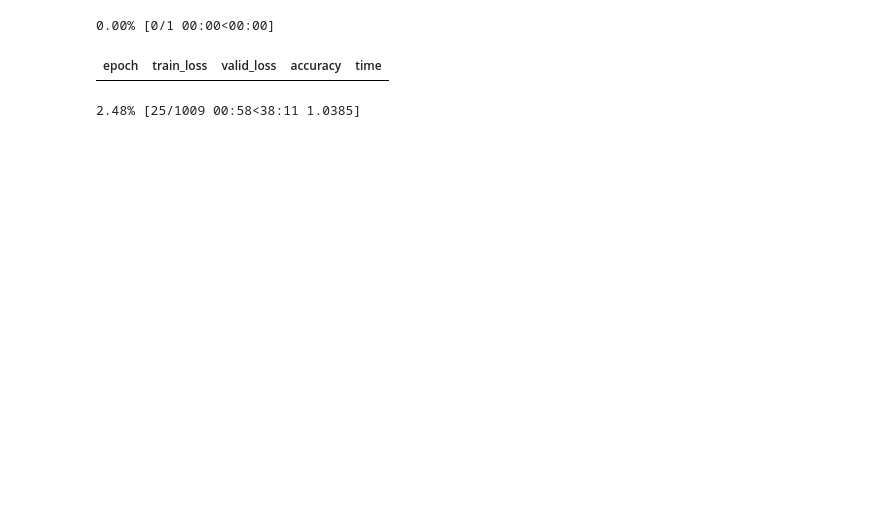
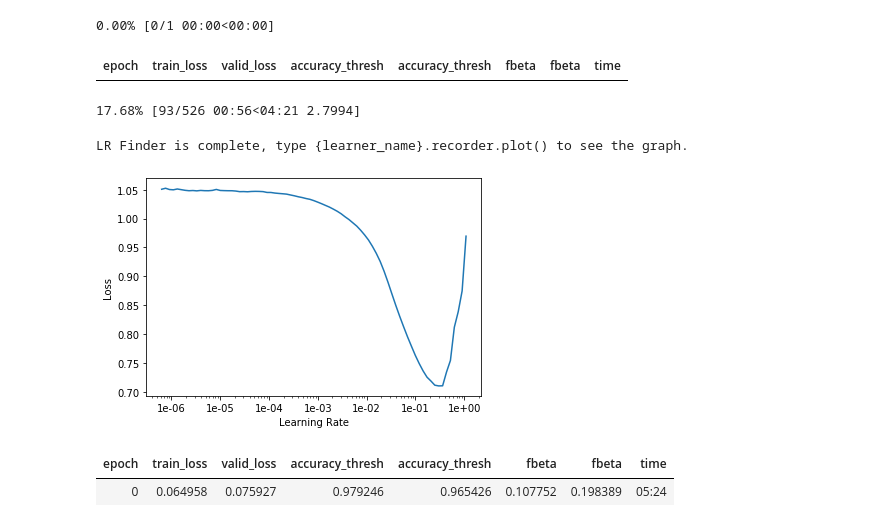
Before and after one commit to uptake/autofocus, a Jupyter notebook: autofocus/train_model/202002/train_model.ipynb, the cells around one changed output. Drawn from its saved outputs; the diff is of its cells as text; code cells hidden in the pictures; blank space fills up the shorter version.

```diff
--- a/autofocus/train_model/202002/train_model.ipynb
+++ b/autofocus/train_model/202002/train_model.ipynb
@@ -39,7 +63,7 @@ data = (
     .split_from_df("is_val")
     .label_from_df("tags")
     .transform(get_transforms(), size=64)
-    .databunch(bs=128)
+    .databunch(bs=256)
     .normalize(imagenet_stats)
 )
 # %%
@@ -49,5 +73,17 @@ data.show_batch(rows=3, figsize=(12, 9))
 # %%
-arch = models.resnet50
+arch = models.resnet34
+# %%
+learn = cnn_learner(
+    data,
+    arch,
+    metrics=[
+        partial(accuracy_thresh, thresh=0.5),
+        partial(accuracy_thresh, thresh=0.2),
+        partial(fbeta, thresh=0.5, beta=0.5),
+        partial(fbeta, thresh=0.2, beta=0.5),
+    ],
+    path="models",
+)
 # %%
-learn = cnn_learner(data, arch, metrics=[accuracy])
+learn.data
 # %% [output]
@@ -55,6 +107,14 @@ Downloading: "https://download.pytorch.org/models/resnet50-19c8e357.pth" to /roo
 # %%
 learn.lr_find()
+learn.recorder.plot()
 # %% [output]
 0.00% [0/1 00:00<00:00]
-| epoch | train_loss | valid_loss | accuracy | time |
+| epoch | train_loss | valid_loss | accuracy_thresh | accuracy_thresh | fbeta | fbeta | time |
-2.48% [25/1009 00:58<38:11 1.0385]
+17.68% [93/526 00:56<04:21 2.7994]
+LR Finder is complete, type {learner_name}.recorder.plot() to see the graph.
+[figure, added]
+# %%
+learn.fit_one_cycle(1, 3e-2)
+# %% [output]
+| epoch | train_loss | valid_loss | accuracy_thresh | accuracy_thresh | fbeta | fbeta | time |
+| 0 | 0.064958 | 0.075927 | 0.979246 | 0.965426 | 0.107752 | 0.198389 | 05:24 |
```
Also changed, not shown: parts of 52 cells of this notebook, 8 other files.
